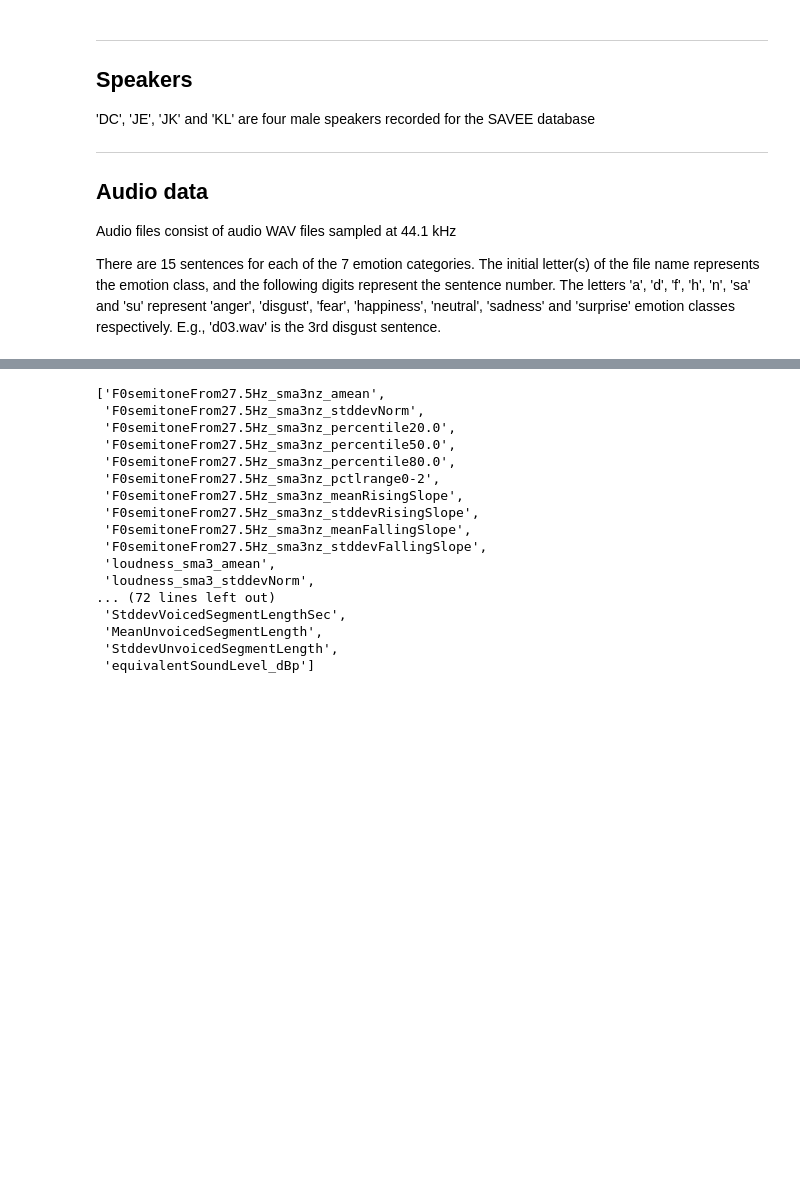
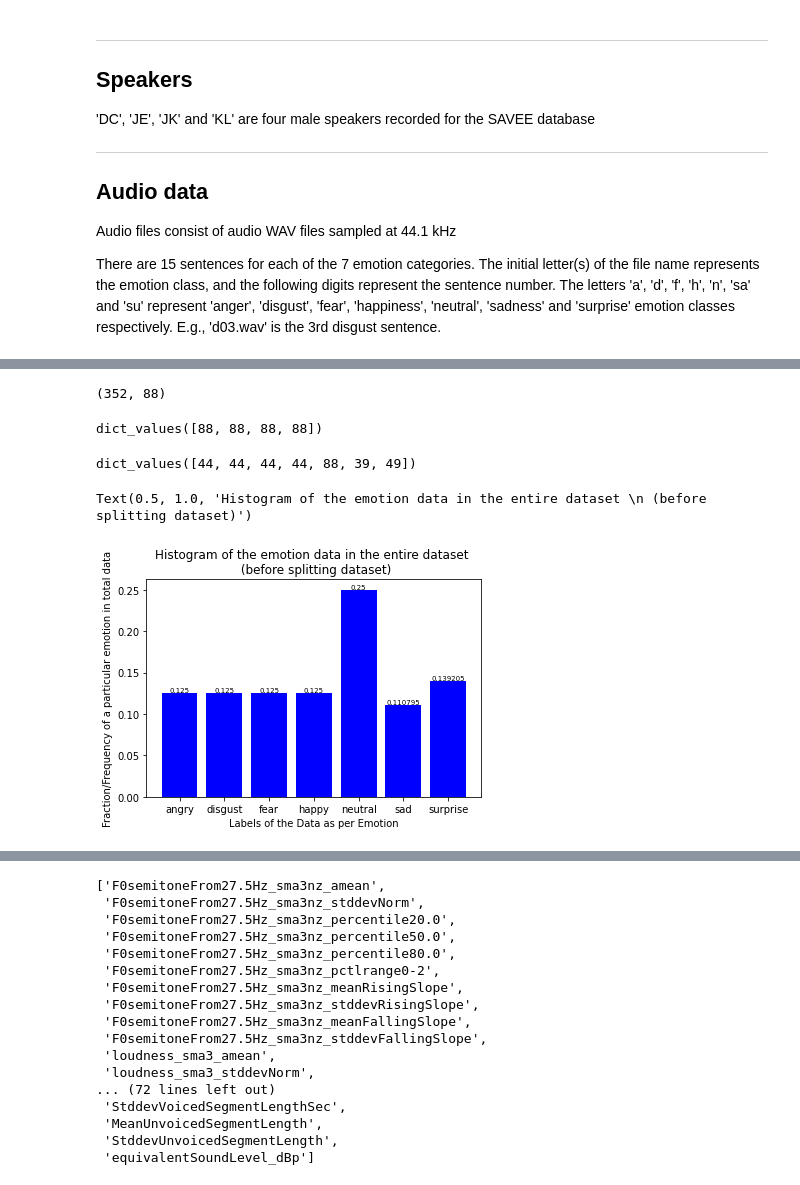
Before and after one commit to Rohit01-zoey/Speech-Emotion-Detection, a Jupyter notebook: code/SER_for_SAVEE_using_eGEMAPS.ipynb, the cells around one changed output, grey strips where cells are left out. Saved outputs shown, nothing was run; the diff lists cells and outputs as text; code cells hidden in the pictures; blank space fills up the shorter version.

```diff
--- a/code/SER_for_SAVEE_using_eGEMAPS.ipynb
+++ b/code/SER_for_SAVEE_using_eGEMAPS.ipynb
@@ -121 +81,7 @@ disgust      60
 Name: Emotions, dtype: int64
+# %%
+indicesForEqualSplits = []
+for i in range(0, 4): #4 is the number of speakers we have
+    indicesForEqualSplits = np.r_[indicesForEqualSplits, np.random.randint(0+(120*i), 14+(120*i), 11), np.random.randint(15+(120*i), 29+(120*i), 11), np.random.randint(30+(120*i), 44+(120*i), 11),np.random.randint(45+(120*i), 59+(120*i), 11),np.random.randint(60+(120*i), 74+(120*i), 11), np.random.randint(75+(120*i), 89+(120*i), 11), np.random.randint(90+(120*i), 119+(120*i), 22)]
+indicesForEqualSplits = indicesForEqualSplits.astype(int)
+indicesForEqualSplits
@@ -122,3 +106,26 @@ Name: Emotions, dtype: int64
+# %%
+X[indicesForEqualSplits].shape
+# %% [output]
+(352, 88)
+# %%
+speaker_hist_train = dict(collections.Counter([speaker_identity[i] for i in indicesForEqualSplits]))
+speaker_hist_train.values()
+# %% [output]
+dict_values([88, 88, 88, 88])
+# %%
+emo_hist_total =  dict(collections.Counter([y[i] for i in indicesForEqualSplits]))
+emo_hist_total.values()
+# %% [output]
+dict_values([44, 44, 44, 44, 88, 39, 49])
+# %%
+bar = plt.bar(emo_hist_total.keys(), np.array([i for i in emo_hist_total.values()])/(sum(emo_hist_total.values())), color='b')
+plt.bar_label(bar, fontsize = 7)
+plt.xlabel("Labels of the Data as per Emotion")
+plt.ylabel("Fraction/Frequency of a particular emotion in total data")
+plt.title("Histogram of the emotion data in the entire dataset \n (before splitting dataset)")
+# %% [output]
+Text(0.5, 1.0, 'Histogram of the emotion data in the entire dataset \n (before splitting dataset)')
+[figure, added]
 # %%
 fname = pathToData + 'DC/d12.wav'
 data, sampling_rate = librosa.load(fname)
```
Also changed, not shown: parts of 9 cells of this notebook.
